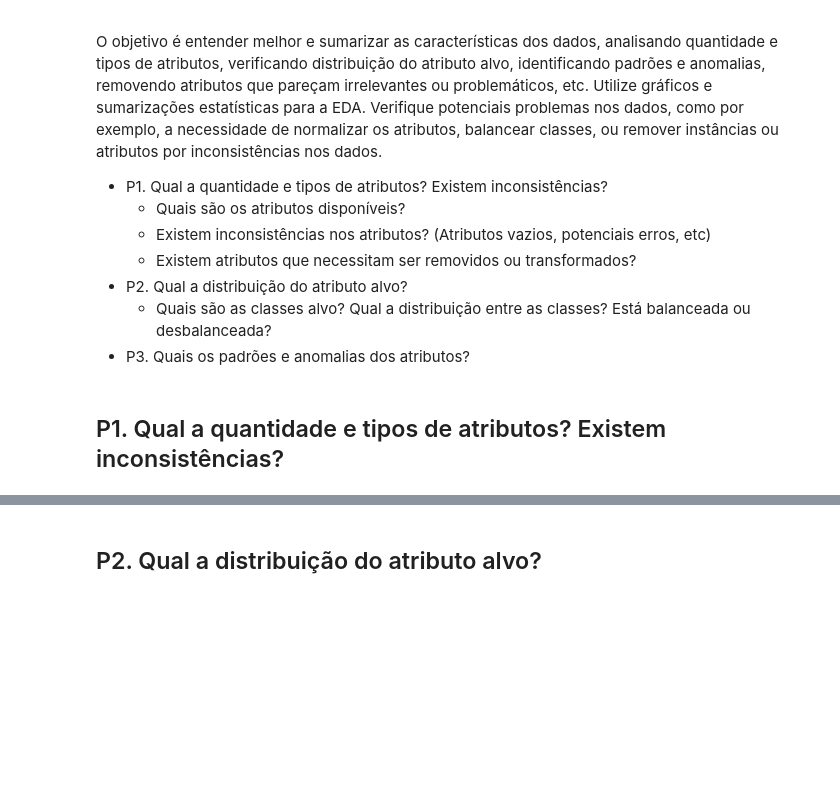
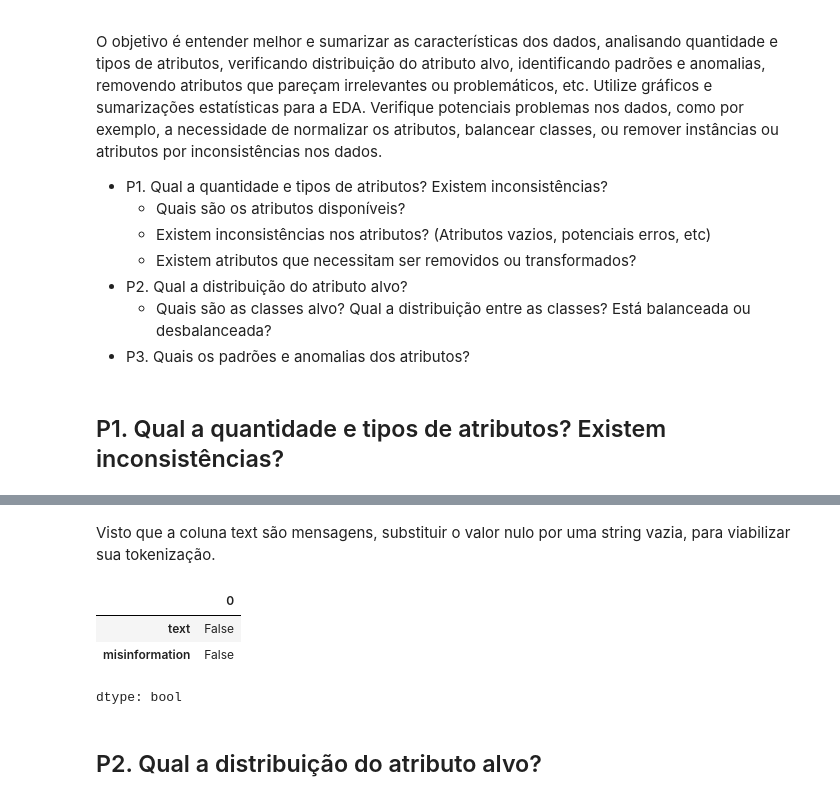
Before and after one commit to leonardoazzi/bert-misinfo-covid19, a Jupyter notebook: bertimbau-finetuning.ipynb, the cells around one changed output, grey strips where cells are left out. Saved outputs shown, nothing was run; the diff lists cells and outputs as text; code cells hidden in the pictures; blank space fills up the shorter version.

```diff
--- a/bertimbau-finetuning.ipynb
+++ b/bertimbau-finetuning.ipynb
@@ -90,2 +133,12 @@ dtype: object
+# %% [markdown]
+Visto que a coluna text são mensagens, substituir o valor nulo por uma string vazia, para viabilizar sua tokenização.
+# %%
+dataset_df = dataset_df.fillna("")
+dataset_df.isnull().any()
+# %% [output]
+|  | 0 |
+| text | False |
+| misinformation | False |
+dtype: bool
 # %% [markdown]
 ## P2. Qual a distribuição do atributo alvo?
```
Also changed, not shown: parts of 51 cells of this notebook.
